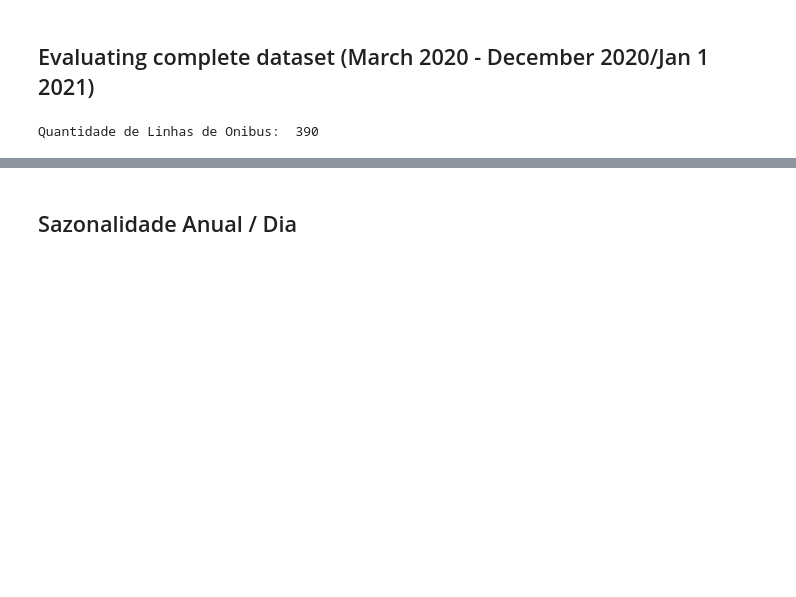
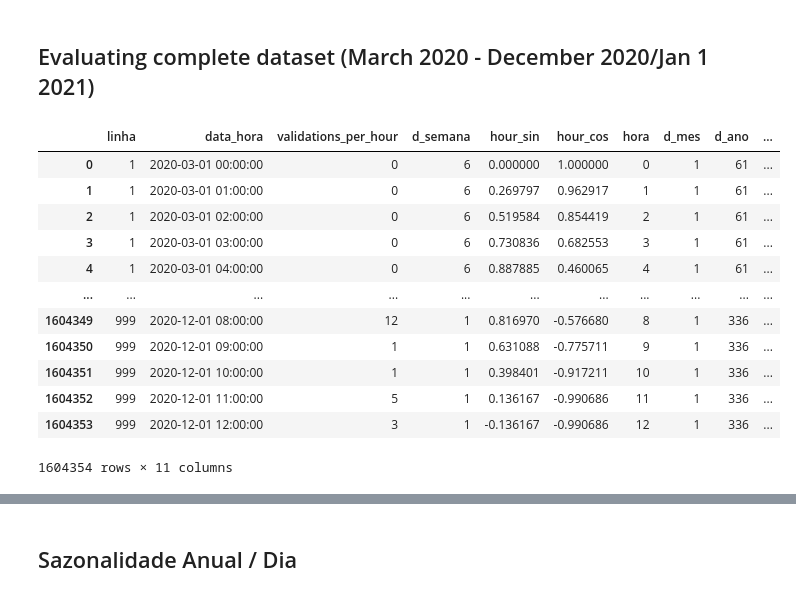
Before and after one commit to medeirosvictor/ds-mobilidade-urbana-fortaleza, a Jupyter notebook: Data-Visualization.ipynb, the cells around one changed output, grey strips where cells are left out. Drawn from its saved outputs; the diff is of its cells as text; code cells hidden in the pictures; blank space fills up the shorter version.

```diff
--- a/Data-Visualization.ipynb
+++ b/Data-Visualization.ipynb
@@ -12,7 +15,18 @@ data = pd.read_csv('./data_input_zerofill.csv', sep=';', delimiter=';')
 # data_model = data.loc[data['linha'] == busline_filter]
 # display(data_model)
-# %%
-print('Quantidade de Linhas de Onibus: ', len(data.linha.unique()))
-# data
-# %% [output]
-Quantidade de Linhas de Onibus:  390
+# %%
+data_2020
+# %% [output]
+|  | linha | data_hora | validations_per_hour | d_semana | hour_sin | hour_cos | hora | d_mes | d_ano | ... |
+| 0 | 1 | 2020-03-01 00:00:00 | 0 | 6 | 0.000000 | 1.000000 | 0 | 1 | 61 | ... |
+| 1 | 1 | 2020-03-01 01:00:00 | 0 | 6 | 0.269797 | 0.962917 | 1 | 1 | 61 | ... |
+| 2 | 1 | 2020-03-01 02:00:00 | 0 | 6 | 0.519584 | 0.854419 | 2 | 1 | 61 | ... |
+| 3 | 1 | 2020-03-01 03:00:00 | 0 | 6 | 0.730836 | 0.682553 | 3 | 1 | 61 | ... |
+| 4 | 1 | 2020-03-01 04:00:00 | 0 | 6 | 0.887885 | 0.460065 | 4 | 1 | 61 | ... |
+| ... | ... | ... | ... | ... | ... | ... | ... | ... | ... | ... |
+| 1604349 | 999 | 2020-12-01 08:00:00 | 12 | 1 | 0.816970 | -0.576680 | 8 | 1 | 336 | ... |
+| 1604350 | 999 | 2020-12-01 09:00:00 | 1 | 1 | 0.631088 | -0.775711 | 9 | 1 | 336 | ... |
+| 1604351 | 999 | 2020-12-01 10:00:00 | 1 | 1 | 0.398401 | -0.917211 | 10 | 1 | 336 | ... |
+| 1604352 | 999 | 2020-12-01 11:00:00 | 5 | 1 | 0.136167 | -0.990686 | 11 | 1 | 336 | ... |
+| 1604353 | 999 | 2020-12-01 12:00:00 | 3 | 1 | -0.136167 | -0.990686 | 12 | 1 | 336 | ... |
+1604354 rows × 11 columns
```
Also changed, not shown: parts of 14 cells of this notebook, 7 other files.
